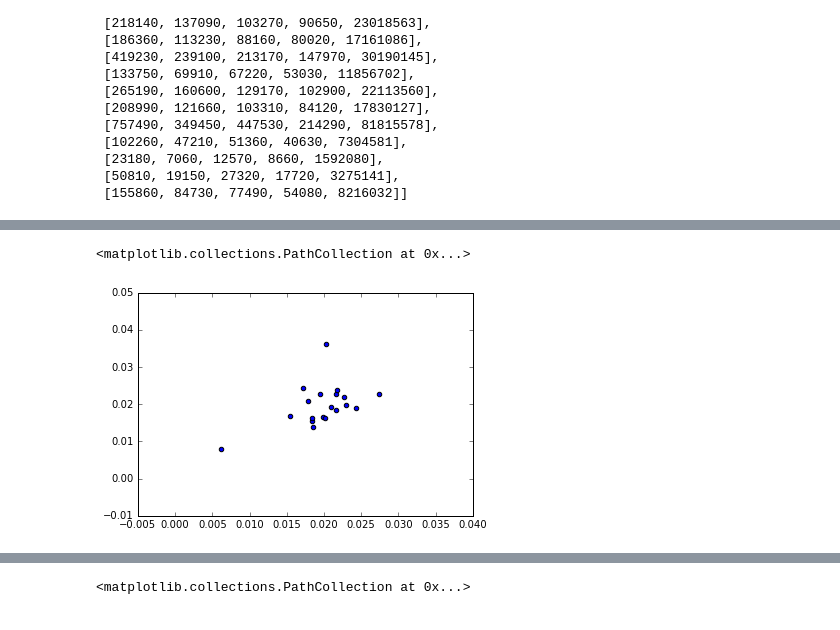
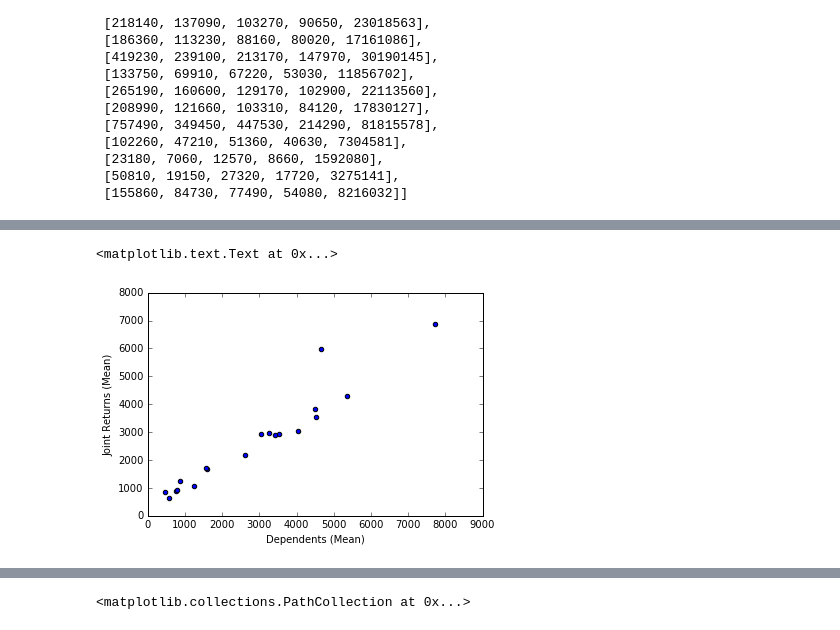
Before and after one commit to navierula/MAZipProject, a Jupyter notebook: Question_3.ipynb, the cells around one changed output, grey strips where cells are left out. Cells and saved outputs as stored; diff of their text form; code cells hidden in the pictures.

```diff
--- a/Question_3.ipynb
+++ b/Question_3.ipynb
@@ -227,0 +251,21 @@ totals
+# %%
+#Mean, stdDev, Median of dependents[1] and joint returns[2]
+
+depends = []
+jreturns = []
+
+for i in range(19):
+    divide = totals[i][0]
+    depends.append(avrgs[i][1])
+    jreturns.append(avrgs[i][2])
+
+
+print ("For dependents:")
+print "Mean: ", np.mean(depends)
+print "StdDev: ", np.std(depends)
+print "Median: ", np.median(depends)
+
+print ("\nFor joint returns:")
+print "Mean: ", np.mean(jreturns)
+print "StdDev: ", np.std(jreturns)
+print "Median: ", np.median(jreturns)
@@ -227,0 +312,5 @@ totals
+# %%
+#Identifies the communites that are economically unstable
+for i in range(len(x)):
+    if x[i] > a and y[i] < b:
+        print(i)
@@ -228,20 +356,29 @@ totals
 # %%
-#total dependents per return vs total joint returns per return
+#total dependents vs total joint returns
 x = []
 y = []
 for i in range(19):
     divide = totals[i][0]
     x1 = avrgs[i][1]
-    x1 = x1/float(divide)
+    x1 = x1
     y1 = avrgs[i][2]
-    y1 = y1/float(divide)
+    y1 = y1
     x.append(x1)
     y.append(y1)
 
 plt.scatter(x,y)
+plt.xlabel("Dependents (Mean)")
+plt.ylabel("Joint Returns (Mean)")
+# For dependents:
+# Mean:  2870.13173884
+# StdDev:  1924.61205187
+# Median:  3039.56521739
+
+# For joint returns:
+# Mean:  2653.46550744
 # %% [output]
-<matplotlib.collections.PathCollection at 0x...>
+<matplotlib.text.Text at 0x...>
-[figure, old version]
+[figure, new version]
 # %%
 r = sm.OLS(y,sm.add_constant(x)).fit()
 print (r.summary())
```
Also changed, not shown: parts of 19 cells of this notebook, 5 other files.
